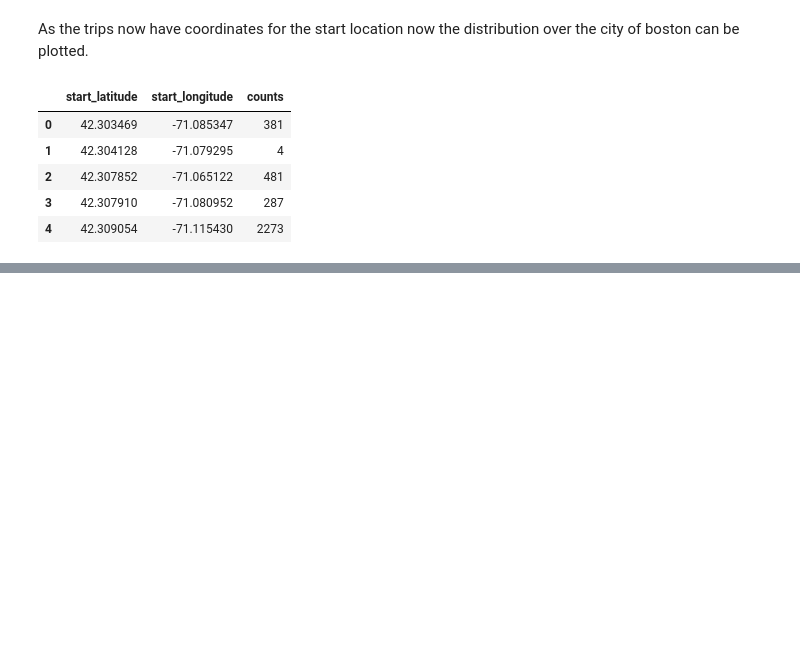
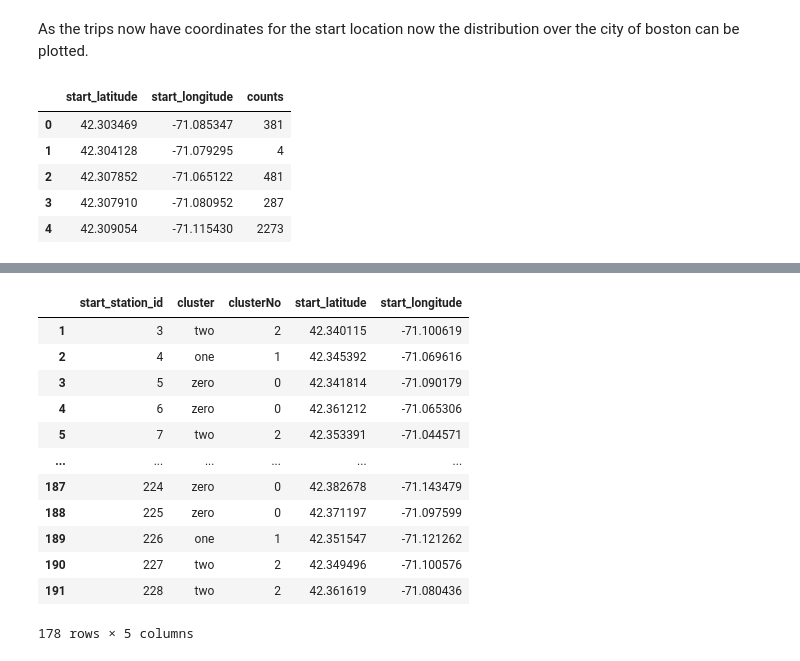
Before and after one commit to NinoVo931/AA_Project, a Jupyter notebook: Station_Cleaning.ipynb, the cells around one changed output, grey strips where cells are left out. Cells and saved outputs as stored; diff of their text form; code cells hidden in the pictures; blank space fills up the shorter version.

Commit message:
ClusterMapDone

```diff
--- a/Station_Cleaning.ipynb
+++ b/Station_Cleaning.ipynb
@@ -295,0 +277,4 @@ colors = [
+# %%
+clusterData = pd.read_csv('data/station_clustering.csv')
+
+clusterData
@@ -295,0 +295,4 @@ colors = [
+# %%
+clusterStationInfo = df_Trips_Start_Coord[['start_station_id', 'start_latitude', 'start_longitude']].drop_duplicates()
+
+clusterStationInfo
@@ -296,3 +313,26 @@ colors = [
+# %%
+# Assign number to each cluster
+clusterData['clusterNo'] = (clusterData.cluster.replace({'zero': 0, 'one': 1, 'two': 2}))
+
+# merge location data with cluster station data and remove NAs
+clusterStationData = clusterData.merge(clusterStationInfo, left_on='start_station_id', right_on ='start_station_id', how = 'left')
+clusterStationDataClean = clusterStationData.dropna()
+
+clusterStationDataClean
+# %% [output]
+|  | start_station_id | cluster | clusterNo | start_latitude | start_longitude |
+| 1 | 3 | two | 2 | 42.340115 | -71.100619 |
+| 2 | 4 | one | 1 | 42.345392 | -71.069616 |
+| 3 | 5 | zero | 0 | 42.341814 | -71.090179 |
+| 4 | 6 | zero | 0 | 42.361212 | -71.065306 |
+| 5 | 7 | two | 2 | 42.353391 | -71.044571 |
+| ... | ... | ... | ... | ... | ... |
+| 187 | 224 | zero | 0 | 42.382678 | -71.143479 |
+| 188 | 225 | zero | 0 | 42.371197 | -71.097599 |
+| 189 | 226 | one | 1 | 42.351547 | -71.121262 |
+| 190 | 227 | two | 2 | 42.349496 | -71.100576 |
+| 191 | 228 | two | 2 | 42.361619 | -71.080436 |
+178 rows × 5 columns
 # %%
 # Funktion weißt Nummer einer Farbe zu
 def colorCall(number):
```
Also changed, not shown: parts of 9 cells of this notebook, 1 other file.
